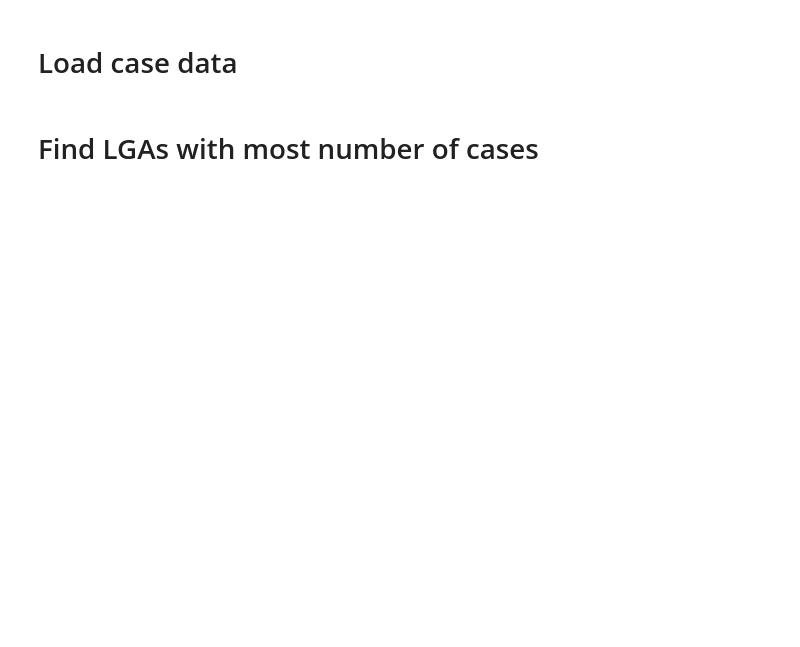
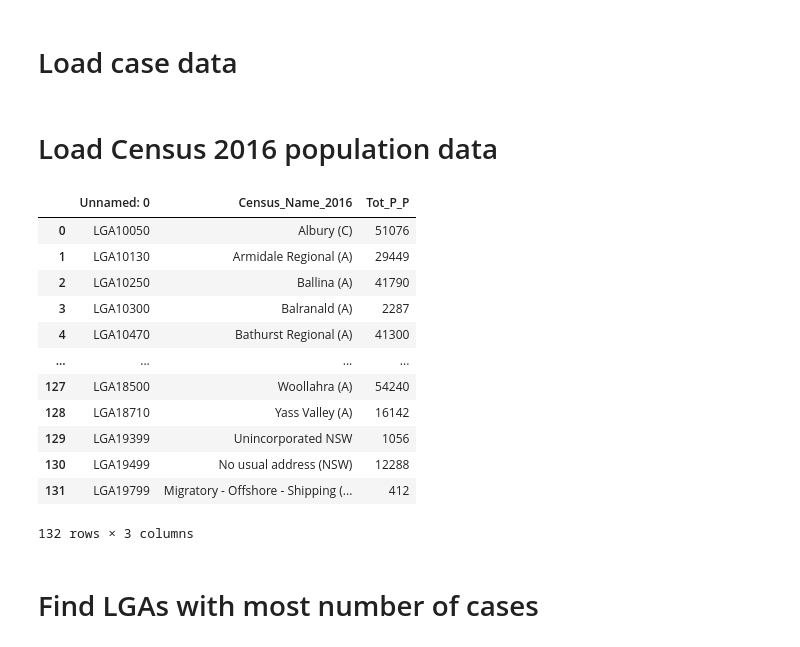
Before and after one commit to maxim75/data-visualization, a Jupyter notebook: notebooks/COVID_data_1.ipynb, the cells around one changed output. Cells and saved outputs as stored; diff of their text form; code cells hidden in the pictures; blank space fills up the shorter version.

```diff
--- a/notebooks/COVID_data_1.ipynb
+++ b/notebooks/COVID_data_1.ipynb
@@ -26,6 +26,25 @@ cases_df = cases_df[cases_df.notification_date < cases_df.notification_date.max(
 
 # filter by start_date and end_date
 cases_df = cases_df[(cases_df.notification_date >= start_date) & (cases_df.notification_date <= end_date)]
+# %% [markdown]
+# Load Census 2016 population data
+# %%
+lga_population_df = pd.read_csv("data/census/lga_population.csv")
+lga_population_df
+# %% [output]
+|  | Unnamed: 0 | Census_Name_2016 | Tot_P_P |
+| 0 | LGA10050 | Albury (C) | 51076 |
+| 1 | LGA10130 | Armidale Regional (A) | 29449 |
+| 2 | LGA10250 | Ballina (A) | 41790 |
+| 3 | LGA10300 | Balranald (A) | 2287 |
+| 4 | LGA10470 | Bathurst Regional (A) | 41300 |
+| ... | ... | ... | ... |
+| 127 | LGA18500 | Woollahra (A) | 54240 |
+| 128 | LGA18710 | Yass Valley (A) | 16142 |
+| 129 | LGA19399 | Unincorporated NSW | 1056 |
+| 130 | LGA19499 | No usual address (NSW) | 12288 |
+| 131 | LGA19799 | Migratory - Offshore - Shipping (... | 412 |
+132 rows × 3 columns
 # %% [markdown]
 # Find LGAs with most number of cases
 # %%
```
Also changed, not shown: parts of 5 cells of this notebook, 2 other files.
